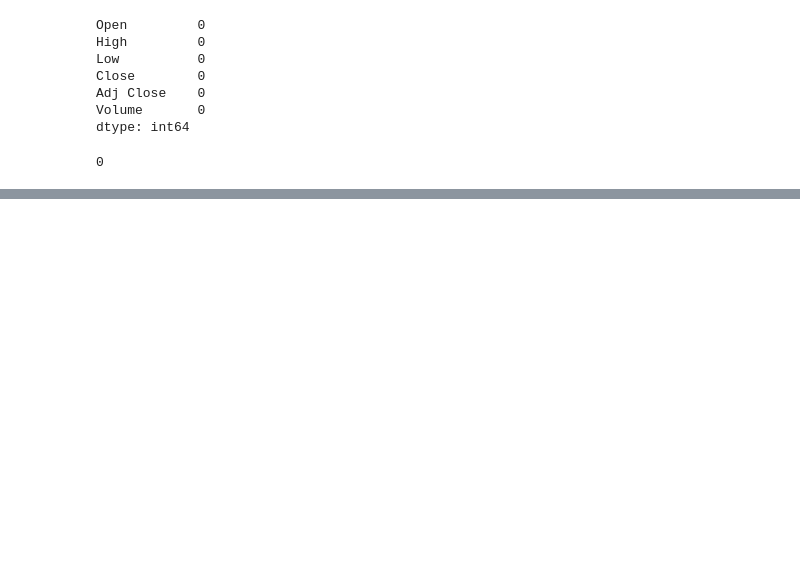
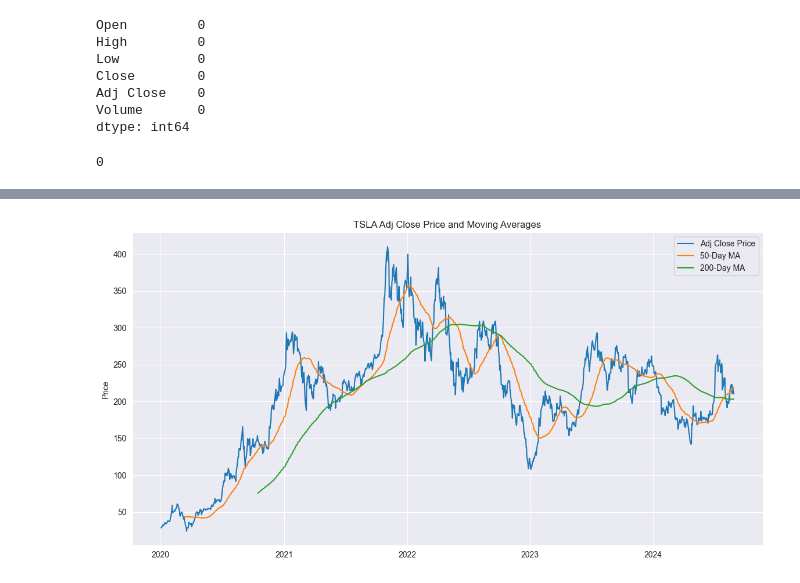
Before and after one commit to blotetheodorus/financial-data-analysis, a Jupyter notebook: financial_data_analysis.ipynb, the cells around one changed output, grey strips where cells are left out. Saved outputs shown, nothing was run; the diff lists cells and outputs as text; code cells hidden in the pictures; blank space fills up the shorter version.

```diff
--- a/financial_data_analysis.ipynb
+++ b/financial_data_analysis.ipynb
@@ -78,0 +110,12 @@ stock_data.to_csv('stock_data.csv')
+# %%
+# Plot moving averages
+plt.figure(figsize=(14, 7))
+plt.plot(stock_data['Adj Close'], label = "Adj Close Price")
+plt.plot(stock_data['50-Day MA'], label="50-Day MA")
+plt.plot(stock_data['200-Day MA'], label="200-Day MA")
+plt.title(f"{ticker} Adj Close Price and Moving Averages")
+plt.ylabel("Price")
+plt.legend()
+plt.show()
+# %% [output]
+[figure, added]
```
Also changed, not shown: parts of 8 cells of this notebook.
